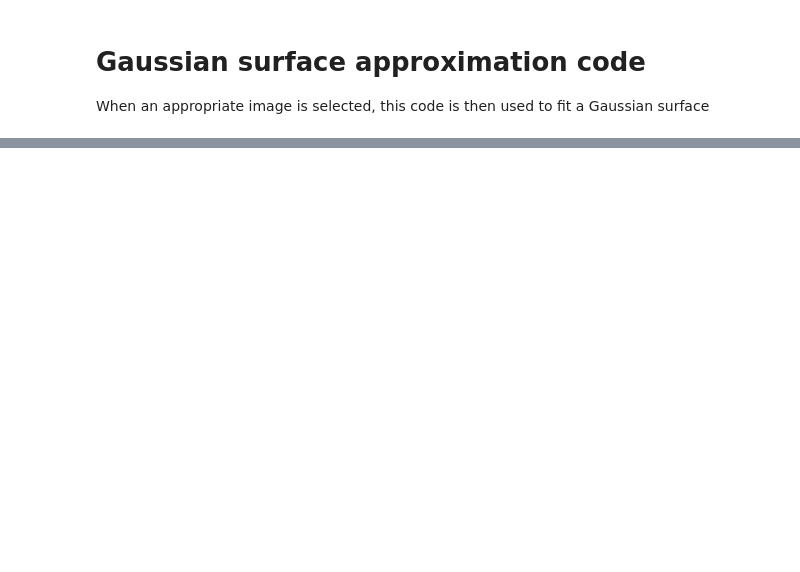
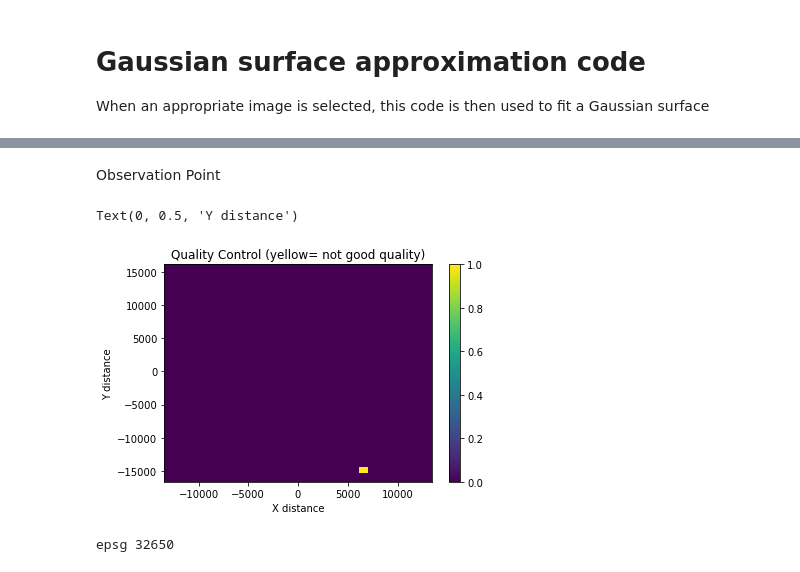
Before and after one commit to SarahBerk-github/MODIS_Gaussian, a Jupyter notebook: GSA_Code_2020_12.ipynb, the cells around one changed output, grey strips where cells are left out. Saved outputs shown, nothing was run; the diff lists cells and outputs as text; code cells hidden in the pictures; blank space fills up the shorter version.

```diff
--- a/GSA_Code_2020_12.ipynb
+++ b/GSA_Code_2020_12.ipynb
@@ -246,0 +440,20 @@ plt.colorbar()
+# %% [markdown]
+Observation Point
+# %%
+####  OBSERVATION POINT   #####
+
+#Check the points which are not useable based on QC flag
+
+#first grid the QC_2 flag
+QC_2 = gdf2.QC_day2
+QC_Z = scipy.interpolate.griddata((x, y), QC_2, (X,Y), method='nearest')
+
+#Then plot
+plt.pcolormesh(X,Y,QC_Z)
+plt.colorbar()
+plt.title('Quality Control (yellow= not good quality)')
+plt.xlabel('X distance')
+plt.ylabel('Y distance')
+# %% [output]
+Text(0, 0.5, 'Y distance')
+[figure, added]
@@ -246,0 +484,7 @@ plt.colorbar()
+# %%
+#export file to csv
+gdf2.to_csv(r'GSA_Code_gdf2.csv', index = False)
+#JASMIN doesn't have pyproj csv so also need this;
+print('epsg',local_utm.to_epsg() )
+# %% [output]
+epsg 32650
```
Also changed, not shown: parts of 13 cells of this notebook, 2 other files.
